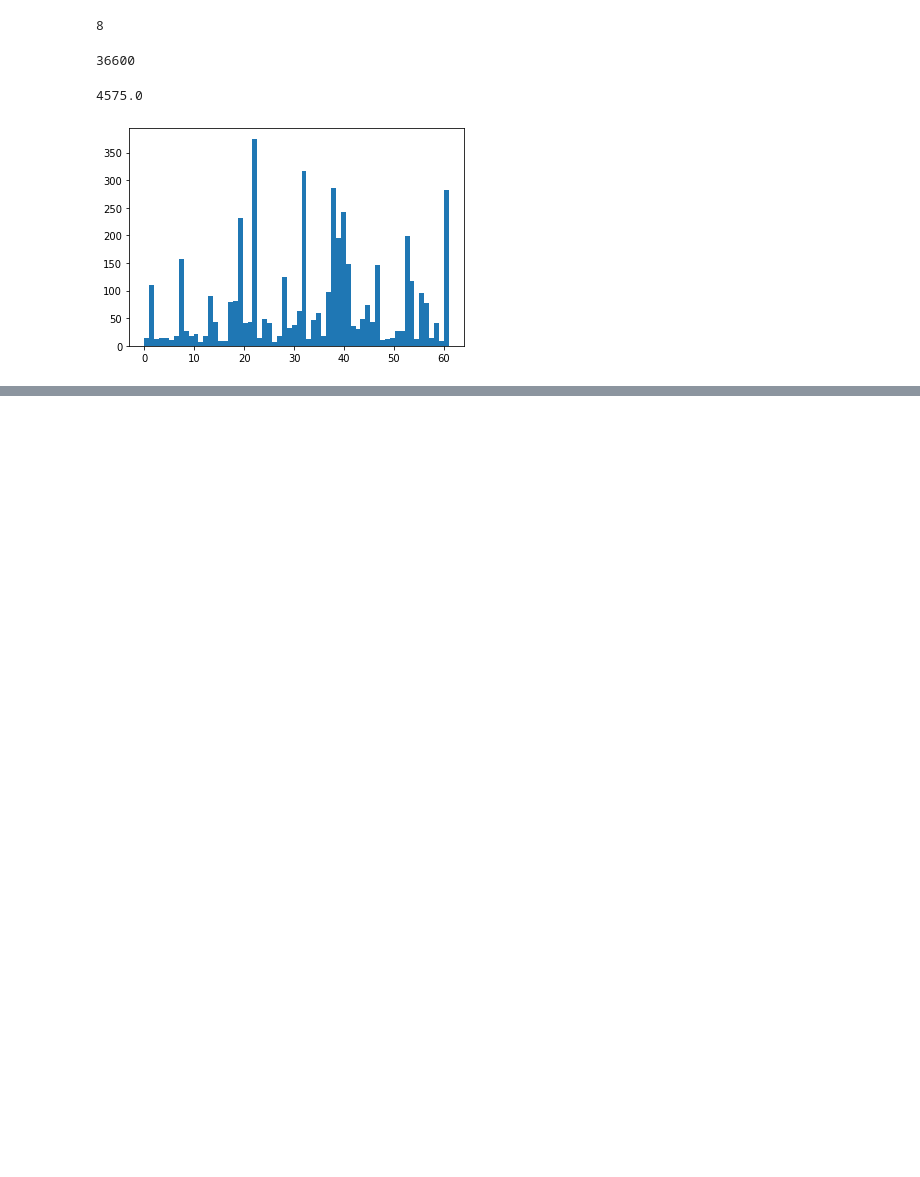
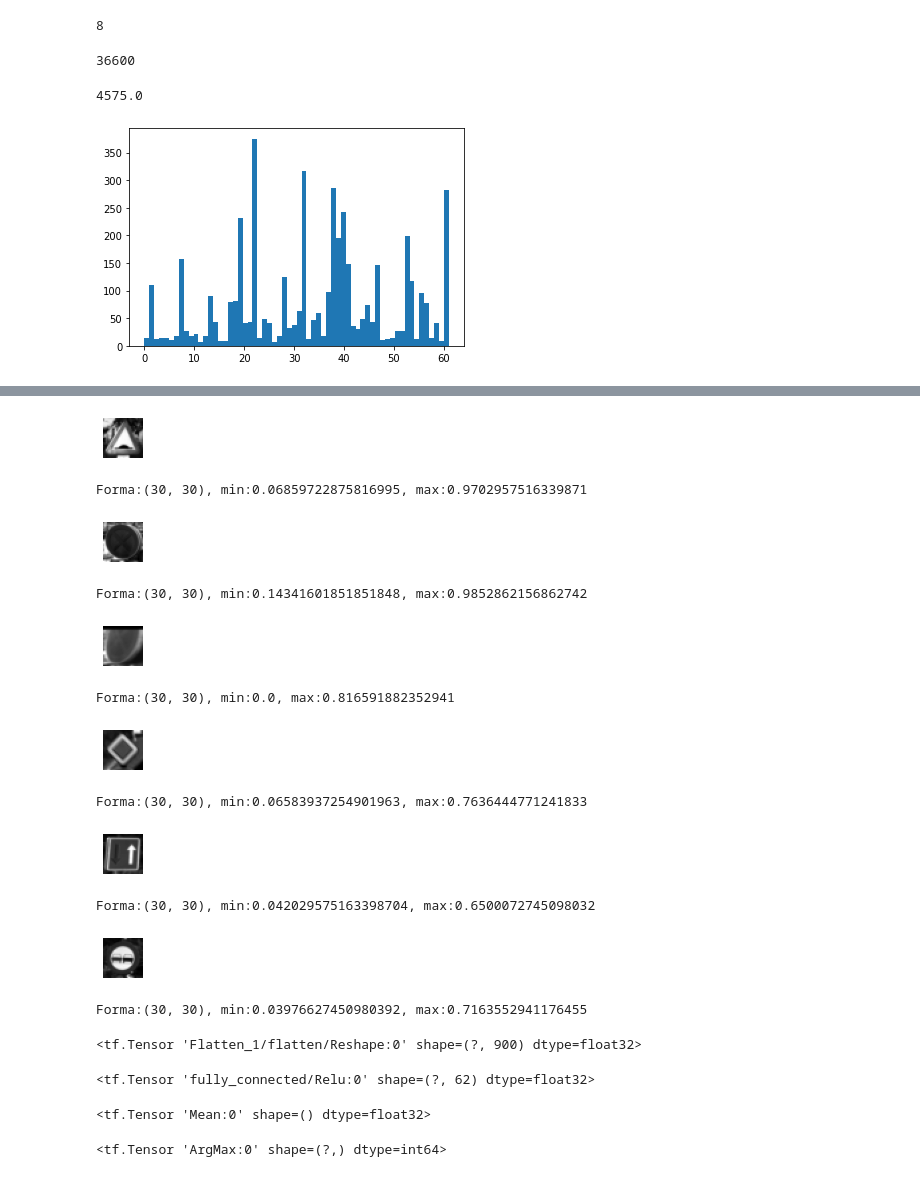
Before and after one commit to MartinSantaGitHub/python-ml-course, a Jupyter notebook: code/T11 - 1 - TensorFlow101.ipynb, the cells around one changed output, grey strips where cells are left out. Cells and saved outputs as stored; diff of their text form; code cells hidden in the pictures; blank space fills up the shorter version.

```diff
--- a/code/T11 - 1 - TensorFlow101.ipynb
+++ b/code/T11 - 1 - TensorFlow101.ipynb
@@ -147,0 +256,28 @@ plt.show()
+# %%
+images30 = np.array(images30)
+images30 = rgb2gray(images30)
+# %%
+rand_signs = random.sample(range(0,len(labels)),6)
+
+for i in range(len(rand_signs)):
+  temp_im = images30[rand_signs[i]]
+
+  plt.subplot(1,6,i+1)
+  plt.axis("off")
+  plt.imshow(temp_im,cmap="gray")
+  plt.subplots_adjust(wspace=0.5)
+  plt.show()
+  print(f"Forma:{temp_im.shape}, min:{temp_im.min()}, max:{temp_im.max()}")
+# %% [output]
+[figure, added]
+Forma:(30, 30), min:0.06859722875816995, max:0.9702957516339871
+[figure, added]
+Forma:(30, 30), min:0.14341601851851848, max:0.9852862156862742
+[figure, added]
+Forma:(30, 30), min:0.0, max:0.816591882352941
+[figure, added]
+Forma:(30, 30), min:0.06583937254901963, max:0.7636444771241833
+[figure, added]
+Forma:(30, 30), min:0.042029575163398704, max:0.6500072745098032
+[figure, added]
+Forma:(30, 30), min:0.03976627450980392, max:0.7163552941176455
@@ -147,0 +298,16 @@ plt.show()
+# %%
+images_flat
+# %% [output]
+<tf.Tensor 'Flatten_1/flatten/Reshape:0' shape=(?, 900) dtype=float32>
+# %%
+logits
+# %% [output]
+<tf.Tensor 'fully_connected/Relu:0' shape=(?, 62) dtype=float32>
+# %%
+loss
+# %% [output]
+<tf.Tensor 'Mean:0' shape=() dtype=float32>
+# %%
+final_pred
+# %% [output]
+<tf.Tensor 'ArgMax:0' shape=(?,) dtype=int64>
```
Also changed, not shown: parts of 21 cells of this notebook.
